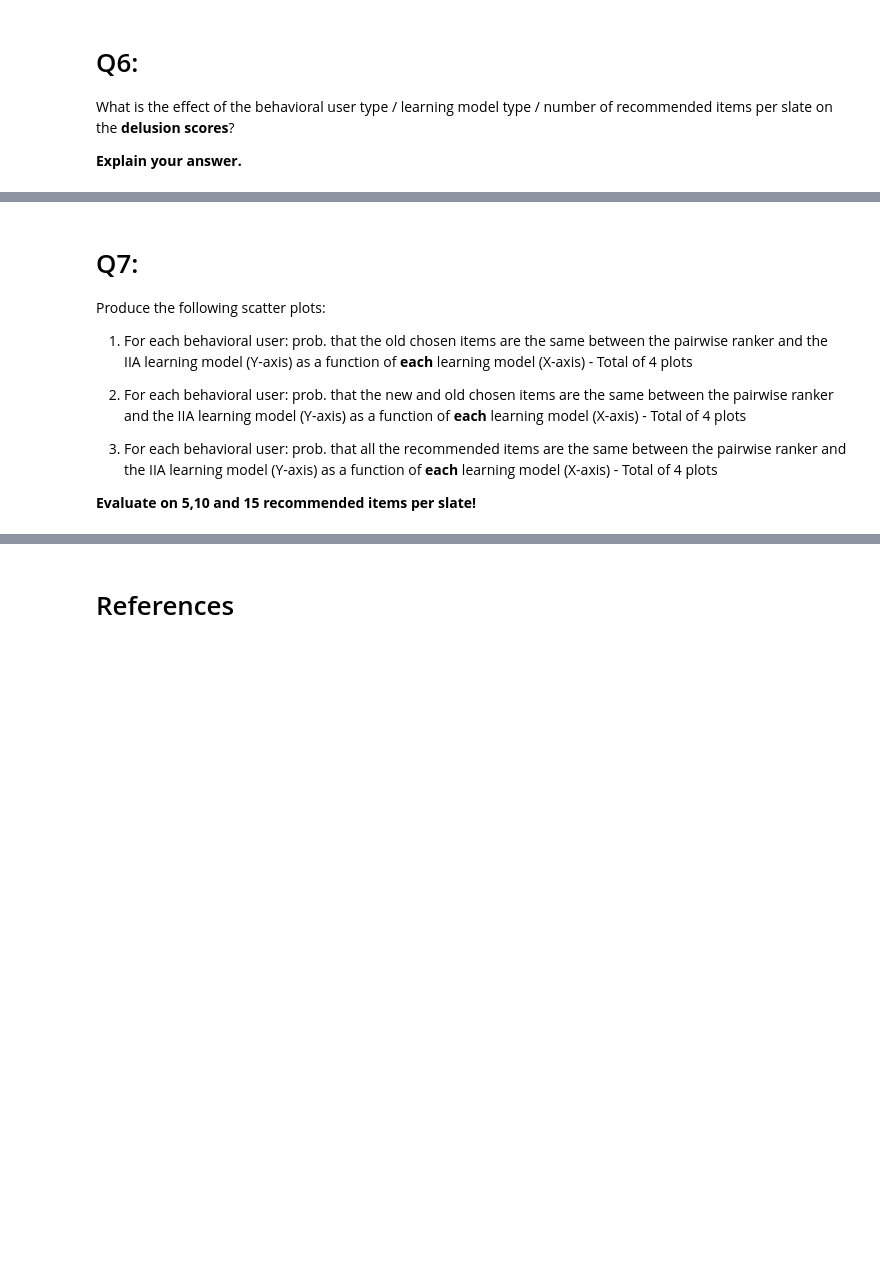
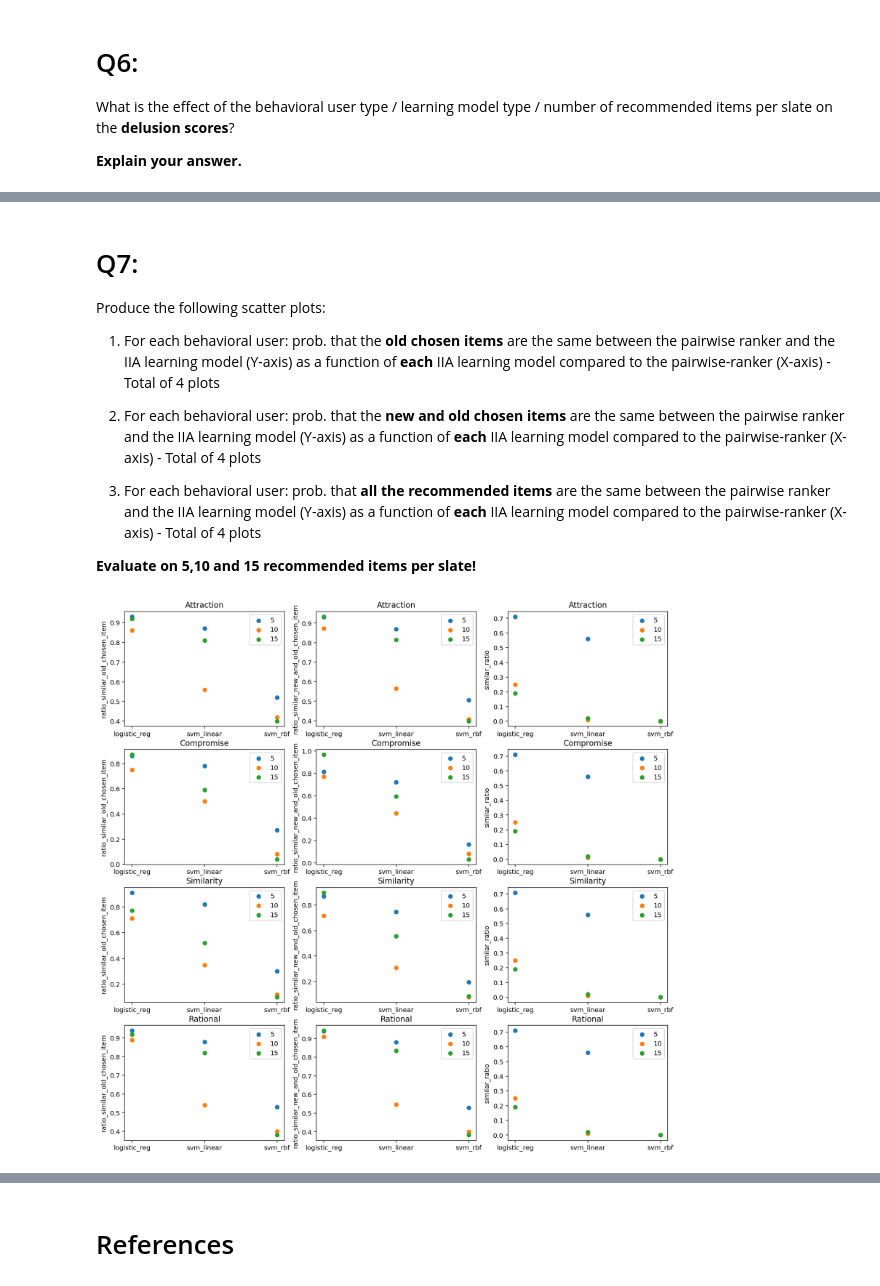
Before and after one commit to dorin133/MLHB_final_project, a Jupyter notebook: project.ipynb, the cells around one changed output, grey strips where cells are left out. Drawn from its saved outputs; the diff is of its cells as text; code cells hidden in the pictures; blank space fills up the shorter version.

```diff
--- a/project.ipynb
+++ b/project.ipynb
@@ -1163,7 +1215,7 @@ def compare_2_models(recommendations_features_model1, recommendations_features_m
 
   ###########################################
 
-  return ratio_similar_new_and_old_chosen_item / (num_rec_items-1)*len(slate_id_arr), count_similar_old_chosen_item / len(slate_id_arr), count_similar_recommendations / len(slate_id_arr)
+  return ratio_similar_new_and_old_chosen_item / ((num_rec_items-1)*len(slate_id_arr)), count_similar_old_chosen_item / len(slate_id_arr), count_similar_recommendations / len(slate_id_arr)
 # %%
 learning_models = {'logistic_reg': LogisticRegression(), 'pairwise_ranker': MyRanker(),
                     'svm_linear': OneVsRestClassifier(SVC(kernel='linear', probability=True)), 'svm_rbf': OneVsRestClassifier(SVC(kernel='rbf', gamma=0.5, C=0.5, probability=True))}
@@ -1171,7 +1223,7 @@ num_items_to_recom = 5
 
 # IMPORTANT - the 'generate_recommendations' function does not!! reproduce a new dataset
 # Meaning, the 'generate_recommendations' function does not!! call the 'generate_dataset' function
-recommendations_features_all_models = generate_recommendations(num_items_to_recommend = 5, learning_models = learning_models)
+recommendations_features_all_models = generate_recommendations(num_items_to_recommend = 5, learning_models = learning_models, env = env)
 
 for model_name in list(learning_models.keys()):
     for user_model_name in env.user_models.keys():
@@ -1194,45 +1264,47 @@ for model_name in list(learning_models.keys()):
 
 Produce the following scatter plots:
 
-1. For each behavioral user: prob. that the old chosen items are the same between the pairwise ranker and the IIA learning model (Y-axis) as a function of **each** learning model (X-axis) - Total of 4 plots
+1. For each behavioral user: prob. that the **old chosen items** are the same between the pairwise ranker and the IIA learning model (Y-axis) as a function of **each** IIA learning model compared to the pairwise-ranker (X-axis) - Total of 4 plots
 
-2. For each behavioral user: prob. that the new and old chosen items are the same between the pairwise ranker and the IIA learning model (Y-axis) as a function of **each** learning model (X-axis) - Total of 4 plots
+2. For each behavioral user: prob. that the **new and old chosen items** are the same between the pairwise ranker and the IIA learning model (Y-axis) as a function of **each** IIA learning model compared to the pairwise-ranker (X-axis) - Total of 4 plots
 
-3. For each behavioral user: prob. that all the recommended items are the same between the pairwise ranker and the IIA learning model (Y-axis) as a function of **each** learning model (X-axis) - Total of 4 plots
+3. For each behavioral user: prob. that **all the recommended items** are the same between the pairwise ranker and the IIA learning model (Y-axis) as a function of **each** IIA learning model compared to the pairwise-ranker (X-axis) - Total of 4 plots
 
 **Evaluate on 5,10 and 15 recommended items per slate!**
 # %%
 def scatter_q7(num_items_to_recommend_options):
   fig, axes = plt.subplots(nrows = len(env.user_models), ncols = len(num_items_to_recommend_options), figsize=(15, 15))
   ### TODO: complete the code as described in Q7 ###
   x = ['logistic_reg', 'svm_linear', 'svm_rbf']
   y = [[] for _ in range(len(num_items_to_recommend_options))]
   for j in num_items_to_recommend_options:
-    recommendations_features_all_models = generate_recommendations(num_items_to_recommend = j, learning_models = learning_models)
+    recommendations_features_all_models = generate_recommendations(num_items_to_recommend = j, learning_models = learning_models, env = env)
     for i, user_model_name in enumerate(env.user_models.keys()):
       for model_name in x:
          ratio_similar_new_and_old_chosen_item, ratio_similar_old_chosen_item, similar_ratio = compare_2_models(recommendations_features_model1 = recommendations_features_all_models[model_name][user_model_name],
                                                                                                              recommendations_features_model2 = recommendations_features_all_models['pairwise_ranker'][user_model_name],
                                                                                                              num_rec_items = num_items_to_recommend,
                                                                                                              user_model=env.user_models[user_model_name])
          y[0].append(ratio_similar_old_chosen_item)
          y[1].append(ratio_similar_new_and_old_chosen_item)
          y[2].append(similar_ratio)
 
       for j in range(len(y)):
         axes[i][j].scatter(x,y[j])
         axes[i][j].set_title(user_model_name)
         axes[i][j].legend(num_items_to_recommend_options)
 
       axes[i][0].set_ylabel("ratio_similar_old_chosen_item")
       axes[i][1].set_ylabel("ratio_similar_new_and_old_chosen_item")
       axes[i][2].set_ylabel("similar_ratio")
       y = [[] for _ in range(len(num_items_to_recommend_options))]
   ###########################################
   plt.show()
 
 num_items_to_recommend_options = [5, 10, 15]
 scatter_q7(num_items_to_recommend_options)
+# %% [output]
+[figure, added]
 # %% [markdown]
 # Q8:
 
```
Also changed, not shown: parts of 15 cells of this notebook.
